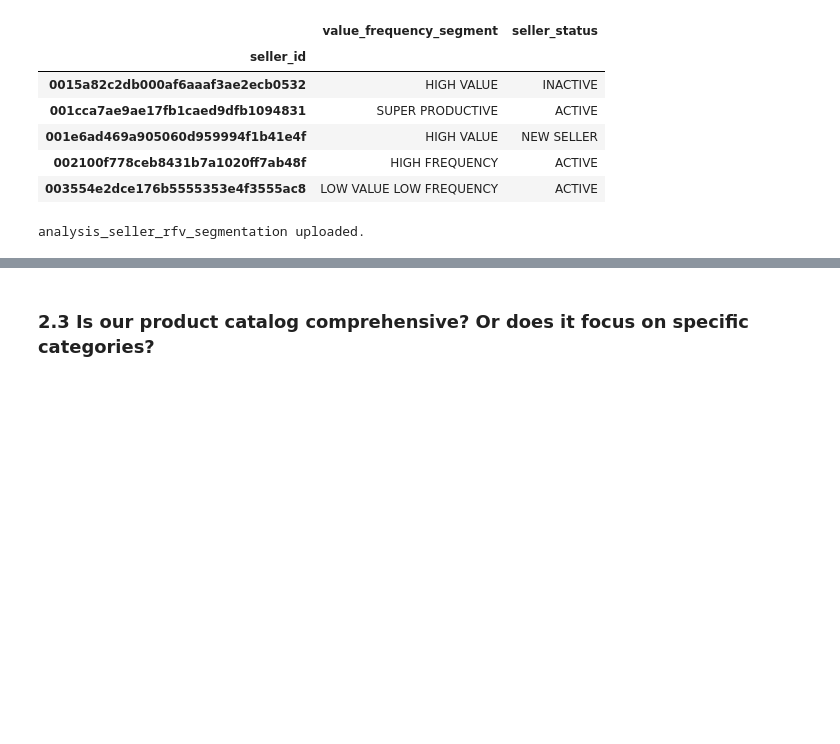
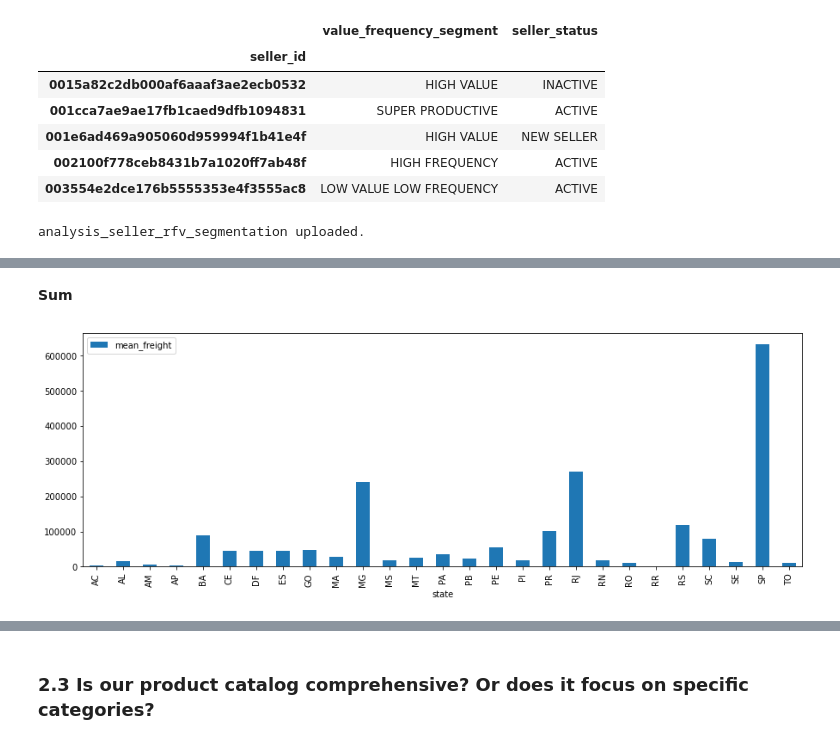
Before and after one commit to pauloreis-ds/olist, a Jupyter notebook: business_questions_insights/notebooks/1.0-pr-data-analysis-postgresql.ipynb, the cells around one changed output, grey strips where cells are left out. Saved outputs shown, nothing was run; the diff lists cells and outputs as text; code cells hidden in the pictures; blank space fills up the shorter version.

```diff
--- a/business_questions_insights/notebooks/1.0-pr-data-analysis-postgresql.ipynb
+++ b/business_questions_insights/notebooks/1.0-pr-data-analysis-postgresql.ipynb
@@ -675,0 +705,6 @@ sellers_sgmt_abt.to_csv(os.path.join(os.path.join(DATA_DIR, "business_questions_
+# %% [markdown]
+**Sum**
+# %%
+freight_abt.groupby("state").sum().plot(kind='bar', figsize=(15,5));
+# %% [output]
+[figure, added]
```
Also changed, not shown: parts of 14 cells of this notebook.
